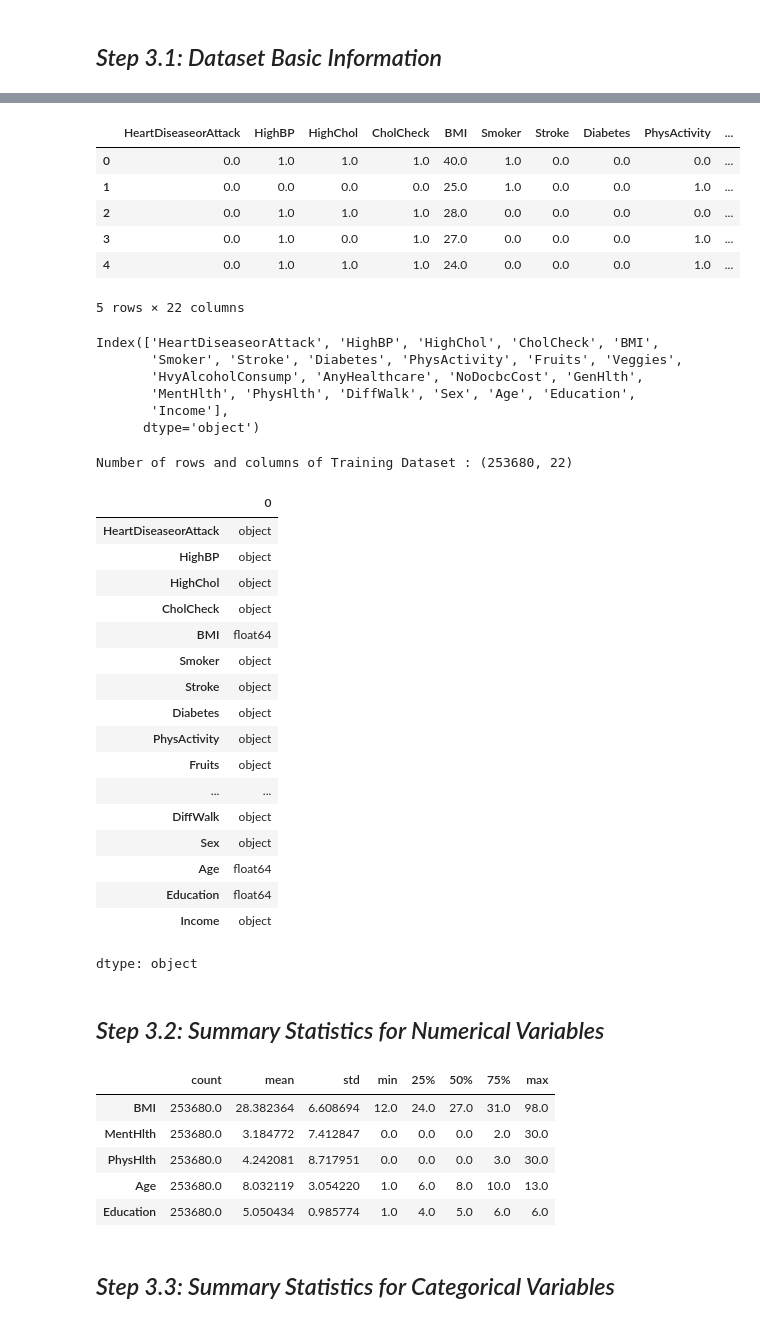
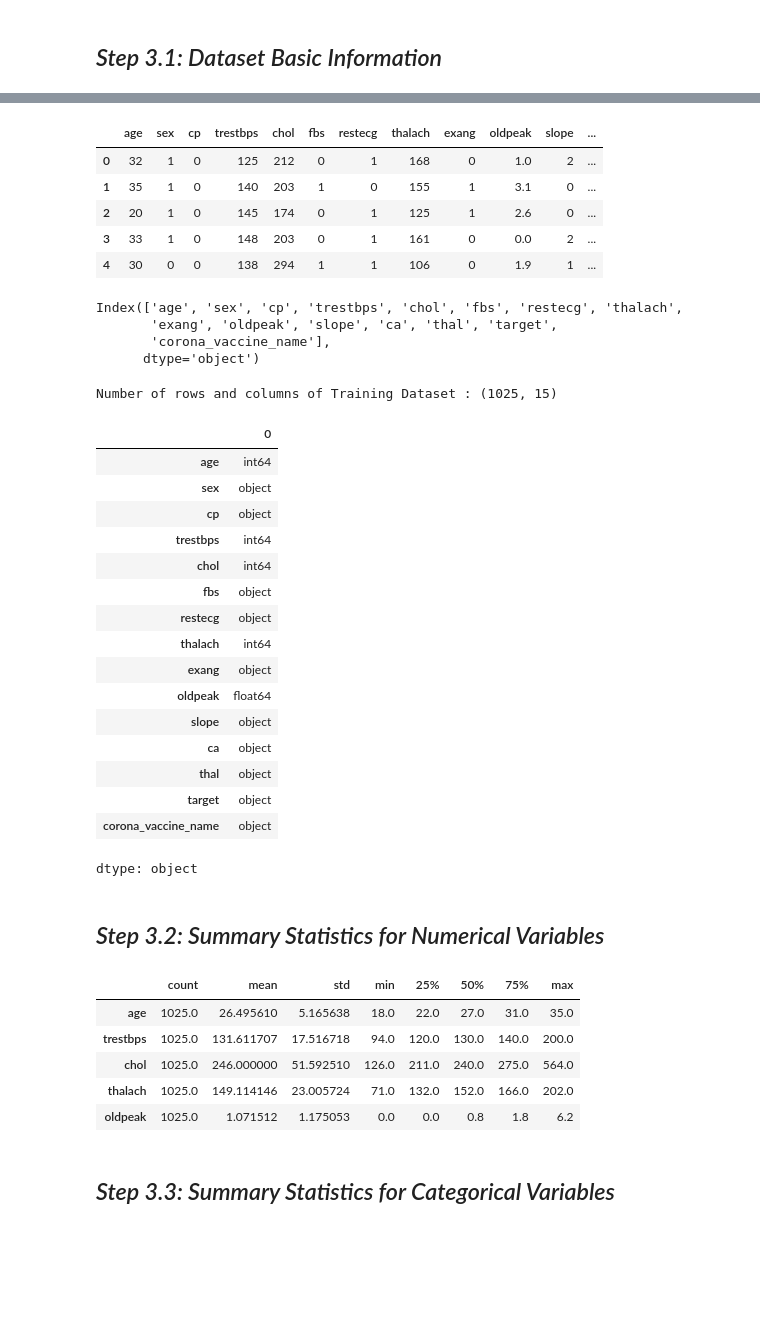
Before and after one commit to Sachin20010517/sca-supervised-prediction-model, a Jupyter notebook: sudden_cardiac_arrest.ipynb, the cells around one changed output, grey strips where cells are left out. Drawn from its saved outputs; the diff is of its cells as text; code cells hidden in the pictures; blank space fills up the shorter version.

```diff
--- a/sudden_cardiac_arrest.ipynb
+++ b/sudden_cardiac_arrest.ipynb
@@ -13,6 +13,6 @@ from sklearn.model_selection import train_test_split
 # %% [markdown]
 # ***Step 2: Read Dataset***
 # %%
-sca_df = pd.read_csv('heart_disease_health_indicators_dataset.csv')
+sca_df = pd.read_csv('sudden_cardiac_arrest_dataset.csv')
 sca_df.shape
 # %% [output]
@@ -60,55 +60,51 @@ memory usage: 42.6 MB
 # %%
 sca_df.head()
 # %% [output]
-|  | HeartDiseaseorAttack | HighBP | HighChol | CholCheck | BMI | Smoker | Stroke | Diabetes | PhysActivity | ... |
-| 0 | 0.0 | 1.0 | 1.0 | 1.0 | 40.0 | 1.0 | 0.0 | 0.0 | 0.0 | ... |
-| 1 | 0.0 | 0.0 | 0.0 | 0.0 | 25.0 | 1.0 | 0.0 | 0.0 | 1.0 | ... |
-| 2 | 0.0 | 1.0 | 1.0 | 1.0 | 28.0 | 0.0 | 0.0 | 0.0 | 0.0 | ... |
-| 3 | 0.0 | 1.0 | 0.0 | 1.0 | 27.0 | 0.0 | 0.0 | 0.0 | 1.0 | ... |
-| 4 | 0.0 | 1.0 | 1.0 | 1.0 | 24.0 | 0.0 | 0.0 | 0.0 | 1.0 | ... |
+|  | age | sex | cp | trestbps | chol | fbs | restecg | thalach | exang | oldpeak | slope | ... |
+| 0 | 32 | 1 | 0 | 125 | 212 | 0 | 1 | 168 | 0 | 1.0 | 2 | ... |
+| 1 | 35 | 1 | 0 | 140 | 203 | 1 | 0 | 155 | 1 | 3.1 | 0 | ... |
+| 2 | 20 | 1 | 0 | 145 | 174 | 0 | 1 | 125 | 1 | 2.6 | 0 | ... |
+| 3 | 33 | 1 | 0 | 148 | 203 | 0 | 1 | 161 | 0 | 0.0 | 2 | ... |
+| 4 | 30 | 0 | 0 | 138 | 294 | 1 | 1 | 106 | 0 | 1.9 | 1 | ... |
-5 rows × 22 columns
 # %%
 sca_df.columns
 # %% [output]
-Index(['HeartDiseaseorAttack', 'HighBP', 'HighChol', 'CholCheck', 'BMI',
-       'Smoker', 'Stroke', 'Diabetes', 'PhysActivity', 'Fruits', 'Veggies',
-       'HvyAlcoholConsump', 'AnyHealthcare', 'NoDocbcCost', 'GenHlth',
-       'MentHlth', 'PhysHlth', 'DiffWalk', 'Sex', 'Age', 'Education',
-       'Income'],
+Index(['age', 'sex', 'cp', 'trestbps', 'chol', 'fbs', 'restecg', 'thalach',
+       'exang', 'oldpeak', 'slope', 'ca', 'thal', 'target',
+       'corona_vaccine_name'],
       dtype='object')
 # %%
 print("Number of rows and columns of Training Dataset :", sca_df.shape)
 # %% [output]
-Number of rows and columns of Training Dataset : (253680, 22)
+Number of rows and columns of Training Dataset : (1025, 15)
 # %%
 # Define the continuous features
-continuous_features = ['Age', 'BMI', 'MentHlth', 'PhysHlth', 'Education']
+continuous_features = ['age', 'trestbps', 'chol', 'thalach', 'oldpeak']
 
 # Identify the features to be converted to object data type
 features_to_convert = [feature for feature in sca_df.columns if feature not in continuous_features]
 
 # Convert the identified features to object data type
 sca_df[features_to_convert] = sca_df[features_to_convert].astype('object')
 
 sca_df.dtypes
 # %% [output]
 |  | 0 |
-| HeartDiseaseorAttack | object |
-| HighBP | object |
-| HighChol | object |
-| CholCheck | object |
-| BMI | float64 |
-| Smoker | object |
-| Stroke | object |
-| Diabetes | object |
-| PhysActivity | object |
-| Fruits | object |
-| ... | ... |
-| DiffWalk | object |
-| Sex | object |
-| Age | float64 |
-| Education | float64 |
-| Income | object |
+| age | int64 |
+| sex | object |
+| cp | object |
+| trestbps | int64 |
+| chol | int64 |
+| fbs | object |
+| restecg | object |
+| thalach | int64 |
+| exang | object |
+| oldpeak | float64 |
+| slope | object |
+| ca | object |
+| thal | object |
+| target | object |
+| corona_vaccine_name | object |
 dtype: object
 # %% [markdown]
 ## *Step 3.2: Summary Statistics for Numerical Variables*
@@ -117,11 +113,11 @@ dtype: object
 sca_df.describe().T
 # %% [output]
 |  | count | mean | std | min | 25% | 50% | 75% | max |
-| BMI | 253680.0 | 28.382364 | 6.608694 | 12.0 | 24.0 | 27.0 | 31.0 | 98.0 |
-| MentHlth | 253680.0 | 3.184772 | 7.412847 | 0.0 | 0.0 | 0.0 | 2.0 | 30.0 |
-| PhysHlth | 253680.0 | 4.242081 | 8.717951 | 0.0 | 0.0 | 0.0 | 3.0 | 30.0 |
-| Age | 253680.0 | 8.032119 | 3.054220 | 1.0 | 6.0 | 8.0 | 10.0 | 13.0 |
-| Education | 253680.0 | 5.050434 | 0.985774 | 1.0 | 4.0 | 5.0 | 6.0 | 6.0 |
+| age | 1025.0 | 26.495610 | 5.165638 | 18.0 | 22.0 | 27.0 | 31.0 | 35.0 |
+| trestbps | 1025.0 | 131.611707 | 17.516718 | 94.0 | 120.0 | 130.0 | 140.0 | 200.0 |
+| chol | 1025.0 | 246.000000 | 51.592510 | 126.0 | 211.0 | 240.0 | 275.0 | 564.0 |
+| thalach | 1025.0 | 149.114146 | 23.005724 | 71.0 | 132.0 | 152.0 | 166.0 | 202.0 |
+| oldpeak | 1025.0 | 1.071512 | 1.175053 | 0.0 | 0.0 | 0.8 | 1.8 | 6.2 |
 # %% [markdown]
 ## *Step 3.3: Summary Statistics for Categorical Variables*
 # %%
```
Also changed, not shown: parts of 13 cells of this notebook.
